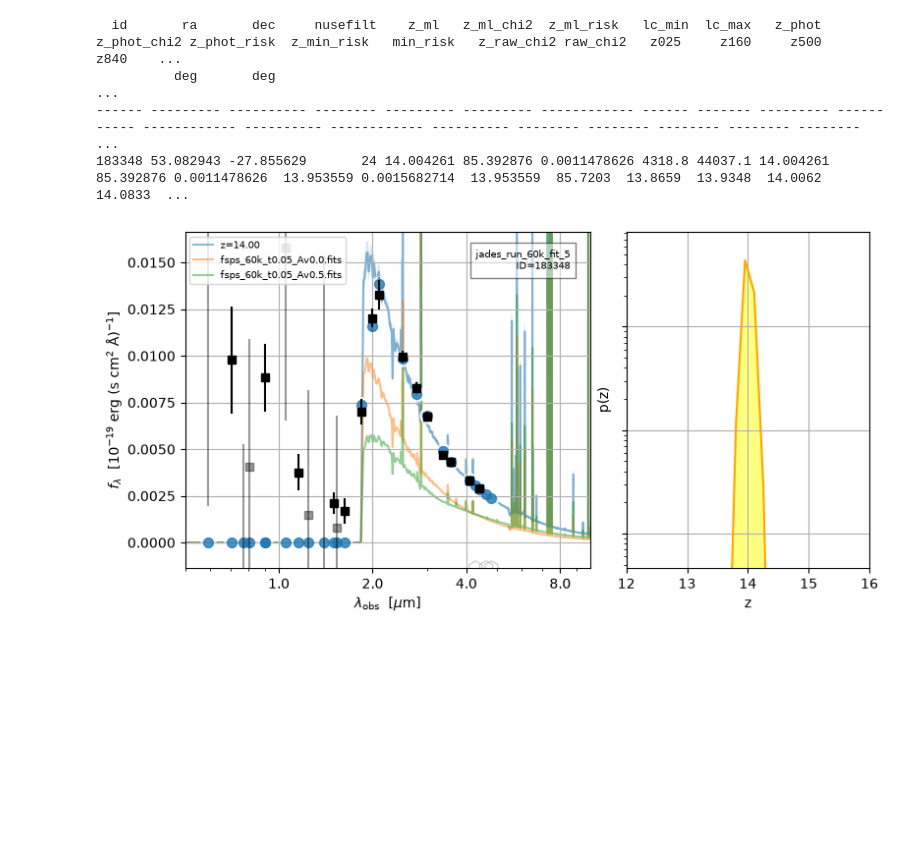
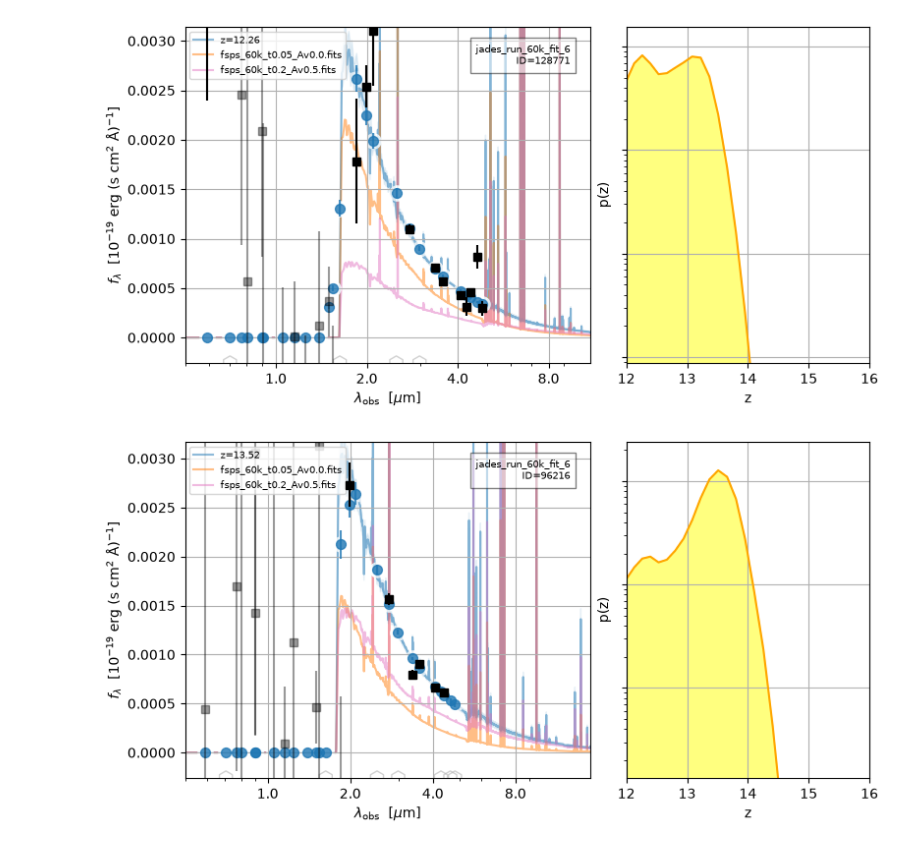
Before and after one commit to mariaj2006/SURF2026, a Jupyter notebook: scripts/eazy_60k_fit.ipynb, the cells around one changed output. Drawn from its saved outputs; the diff is of its cells as text; code cells hidden in the pictures; blank space fills up the shorter version.

```diff
--- a/scripts/eazy_60k_fit.ipynb
+++ b/scripts/eazy_60k_fit.ipynb
@@ -13,11 +13,9 @@ from eazy import filters, utils, templates
 # path to JADES catalog on HellBender
 cat_name = '/home/caltech-msanche3/data/JADES_fits_data.fits'
 
-# path to translate file on HellBender
-trans_file = '/home/caltech-msanche3/data'
-
 jades_table = Table.read(cat_name, hdu='KRON_CONV',format='fits')
 
+# change units of flux from nJy to microJy so eazy fits correctly
 for col in jades_table.colnames:
     if '_KRON' in col or '_ei' in col:
         jades_table[col] = jades_table[col] * 0.001
@@ -40,7 +38,7 @@ params['TEMPLATES_FILE'] = "/mnt/pixstor/data/caltech-msanche3/miniconda/envs/ea
 # path to jades data output directory
 # ^^ let's not do this for now and just name the file, we can see where it is directed to once code runs
 # filtered: only fit z>6 using the redshifts provided in the JADES catalog
-params['MAIN_OUTPUT_FILE'] = 'jades_run_60k_fit_5'
+params['MAIN_OUTPUT_FILE'] = 'jades_run_60k_fit_6'
 
 print("Loaded parameters!")
 print('Initializing fitting program...')
@@ -203,31 +201,45 @@ ifilter = ez.flux_columns[np.argmin((ez.lc - 8140)**2)]
 imag = 31.40 - 2.5*np.log10(ez.cat[ifilter])
 #sel = (ez.ZPHOTO > 12)
 '''
-dat1 = '/home/caltech-msanche3/data/jades_eazy_output/fit_data/jades_run_60k_fit_5.data.fits'
+dat1 = '/home/caltech-msanche3/SURF2026/scripts/jades_run_60k_fit_6.data.fits'
 hdul3 = fits.open(dat1,memap=True)
 zbest = hdul3[1].data
 sel = zbest > 0
 
 so = np.argsort(imag[sel])
-ids = ez.OBJID[sel][so]
 '''
+ids = ez.OBJID
+mask1 = zout['z_phot'] > 0
+zout_masked = zout[mask1]
+ids = ids[mask1]
+
+
 '''
-for i in range(15):
-    fig, data = ez.show_fit(ids[15+i], xlim=[0.2, 6], show_components=True,
-                              logpz=True, zr=[0,13])
+for i in range(100):
+    if zout_masked[i]['z_phot'] < 16:
+        fig, data = ez.show_fit(ids[i], xlim=[0.5, 6], show_components=True,
+                                logpz=True, zr=[11,20])
 '''
+
 objs = [10996, 75654, 77159, 110748, 165595, 176748, 195914, 452238,
         460029, 463268, 463518, 466823, 467144, 468018, 469153, 470387,
         474185, 507236]
 highz_objs = [809545, 809593, 809648,809672,809777,183348]
+
+
 # pass ID where ids[i] was previously passed
 '''
 for obj in highz_objs:
-    fig, data = ez.show_fit(obj, xlim=[0.5, 10], show_components=True,
+    fig, data = ez.show_fit(183348, xlim=[0.5, 10], show_components=True,
                         logpz=True, zr=[0,13])
 '''
-fig, data = ez.show_fit(183348, xlim=[0.5, 10], show_components=True,
+
+#print(zout_masked[645])
+fig, data = ez.show_fit(128771, xlim=[0.5, 11], show_components=True,
                         logpz=True, zr=[12,16])
-print(zout[55102])
+
+#print(zout_masked[504])
+fig, data = ez.show_fit(96216, xlim=[0.5, 15],show_components=True,
+                        logpz=True, zr=[12,16])
 # %% [output]
 WARNING: ZSPEC column None not found in catalog [eazy.photoz]
@@ -234,5 +247,2 @@ WARNING: ZSPEC column None not found in catalog [eazy.photoz]
-  id       ra       dec     nusefilt    z_ml   z_ml_chi2  z_ml_risk   lc_min  lc_max   z_phot  z_phot_chi2 z_phot_risk  z_min_risk   min_risk   z_raw_chi2 raw_chi2   z025     z160     z500     z840    ...
-          deg       deg                                                                                                                                                                                  ...
------- --------- ---------- -------- --------- --------- ------------ ------ ------- --------- ----------- ------------ ---------- ------------ ---------- -------- -------- -------- -------- --------  ...
-183348 53.082943 -27.855629       24 14.004261 85.392876 0.0011478626 4318.8 44037.1 14.004261   85.392876 0.0011478626  13.953559 0.0015682714  13.953559  85.7203  13.8659  13.9348  14.0062  14.0833  ...
-[figure, old version]
+[figure, new version]
+[figure, added]
```
Also changed, not shown: parts of 4 cells of this notebook, 6 other files.
